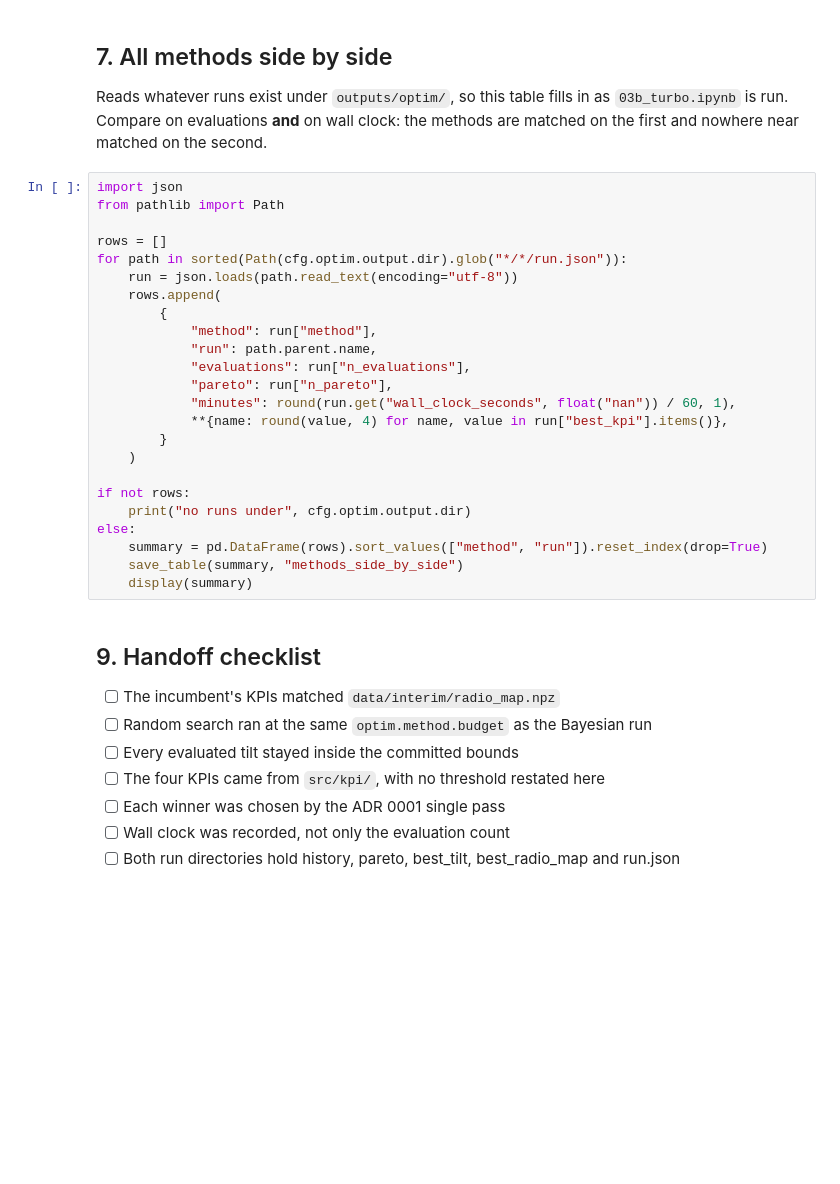
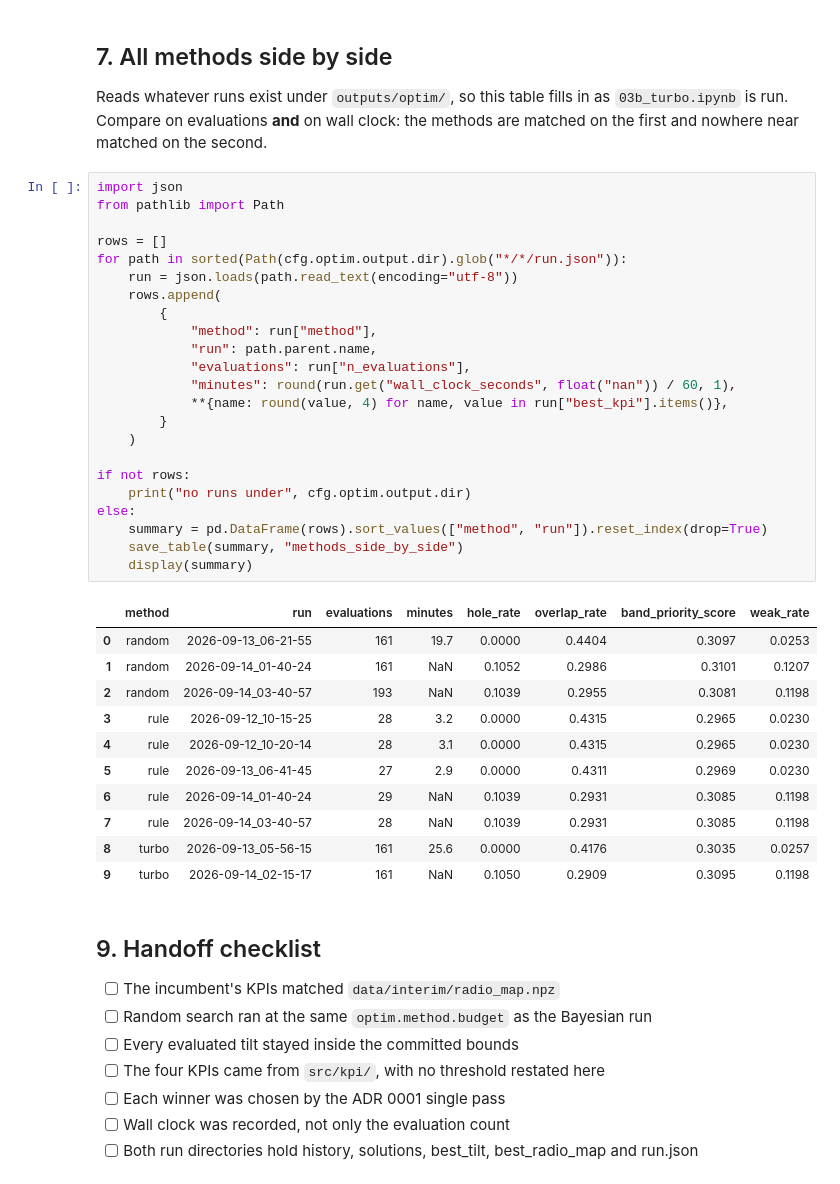
Before and after one commit to NguyenVu04/band-tilt, a Jupyter notebook: notebooks/03a_baseline.ipynb, the cells around one changed output. Saved outputs shown, nothing was run; the diff lists cells and outputs as text; blank space fills up the shorter version.

```diff
--- a/notebooks/03a_baseline.ipynb
+++ b/notebooks/03a_baseline.ipynb
@@ -321,27 +372,38 @@ methods are matched on the first and nowhere near matched on the second.
 # %%
 import json
 from pathlib import Path
 
 rows = []
 for path in sorted(Path(cfg.optim.output.dir).glob("*/*/run.json")):
     run = json.loads(path.read_text(encoding="utf-8"))
     rows.append(
         {
             "method": run["method"],
             "run": path.parent.name,
             "evaluations": run["n_evaluations"],
-            "pareto": run["n_pareto"],
             "minutes": round(run.get("wall_clock_seconds", float("nan")) / 60, 1),
             **{name: round(value, 4) for name, value in run["best_kpi"].items()},
         }
     )
 
 if not rows:
     print("no runs under", cfg.optim.output.dir)
 else:
     summary = pd.DataFrame(rows).sort_values(["method", "run"]).reset_index(drop=True)
     save_table(summary, "methods_side_by_side")
     display(summary)
+# %% [output]
+|  | method | run | evaluations | minutes | hole_rate | overlap_rate | band_priority_score | weak_rate |
+| 0 | random | 2026-09-13_06-21-55 | 161 | 19.7 | 0.0000 | 0.4404 | 0.3097 | 0.0253 |
+| 1 | random | 2026-09-14_01-40-24 | 161 | NaN | 0.1052 | 0.2986 | 0.3101 | 0.1207 |
+| 2 | random | 2026-09-14_03-40-57 | 193 | NaN | 0.1039 | 0.2955 | 0.3081 | 0.1198 |
+| 3 | rule | 2026-09-12_10-15-25 | 28 | 3.2 | 0.0000 | 0.4315 | 0.2965 | 0.0230 |
+| 4 | rule | 2026-09-12_10-20-14 | 28 | 3.1 | 0.0000 | 0.4315 | 0.2965 | 0.0230 |
+| 5 | rule | 2026-09-13_06-41-45 | 27 | 2.9 | 0.0000 | 0.4311 | 0.2969 | 0.0230 |
+| 6 | rule | 2026-09-14_01-40-24 | 29 | NaN | 0.1039 | 0.2931 | 0.3085 | 0.1198 |
+| 7 | rule | 2026-09-14_03-40-57 | 28 | NaN | 0.1039 | 0.2931 | 0.3085 | 0.1198 |
+| 8 | turbo | 2026-09-13_05-56-15 | 161 | 25.6 | 0.0000 | 0.4176 | 0.3035 | 0.0257 |
+| 9 | turbo | 2026-09-14_02-15-17 | 161 | NaN | 0.1050 | 0.2909 | 0.3095 | 0.1198 |
 # %% [markdown]
 ## 9. Handoff checklist
 
@@ -351,4 +413,4 @@ else:
 - [ ] The four KPIs came from `src/kpi/`, with no threshold restated here
 - [ ] Each winner was chosen by the ADR 0001 single pass
 - [ ] Wall clock was recorded, not only the evaluation count
-- [ ] Both run directories hold history, pareto, best_tilt, best_radio_map and run.json
+- [ ] Both run directories hold history, solutions, best_tilt, best_radio_map and run.json
```
Also changed, not shown: parts of 8 cells of this notebook, 27 other files.
